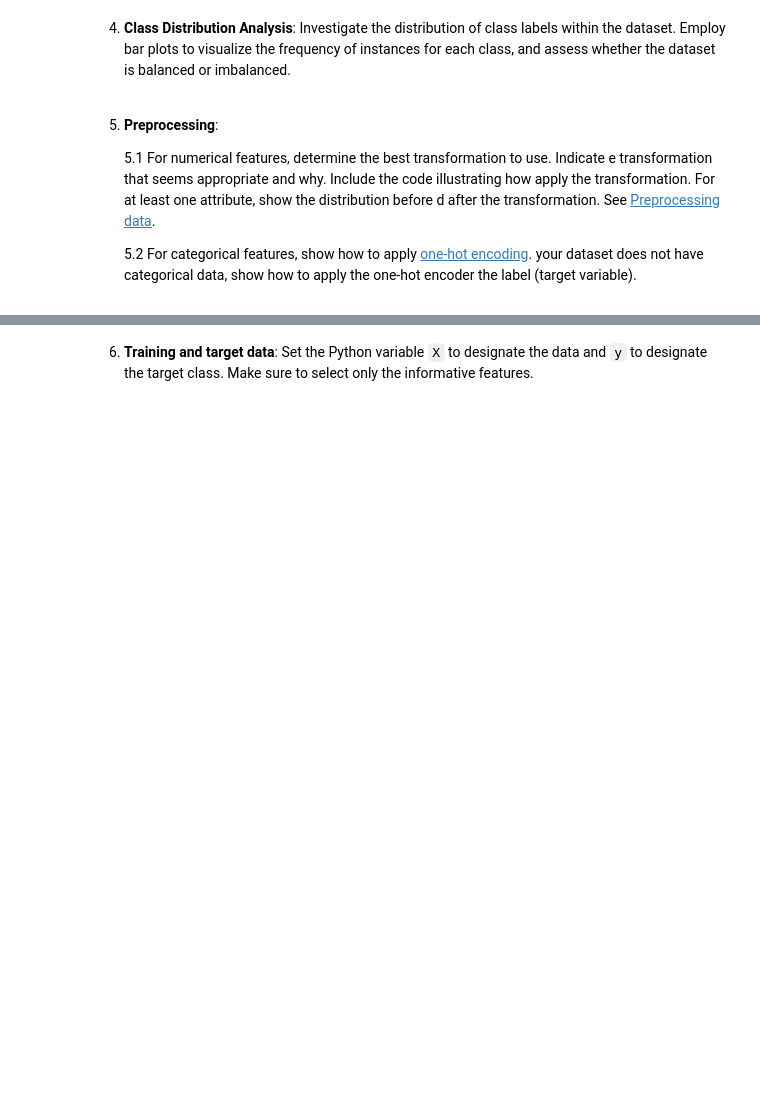
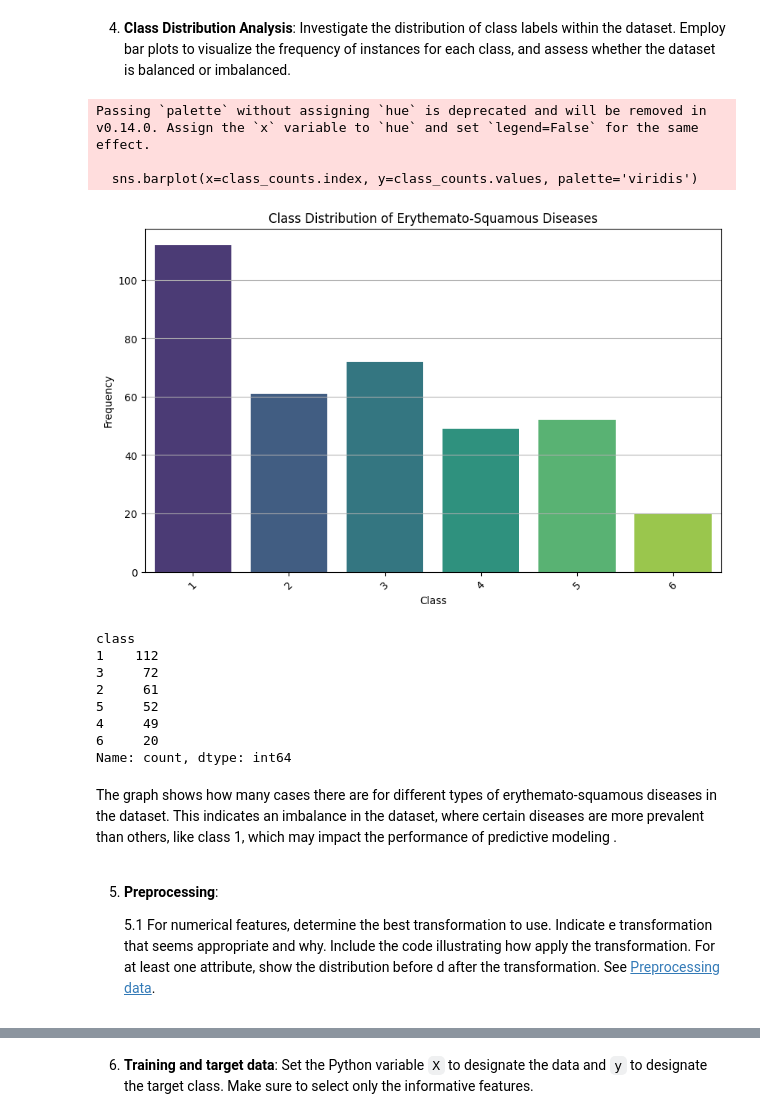
Before and after one commit to rinaxosman/csi4106-a1, a Jupyter notebook: A1_300222206.ipynb, the cells around one changed output, grey strips where cells are left out. Cells and saved outputs as stored; diff of their text form; code cells hidden in the pictures; blank space fills up the shorter version.

```diff
--- a/A1_300222206.ipynb
+++ b/A1_300222206.ipynb
@@ -70,6 +253,40 @@ dataset['age'] = dataset['age'].replace('?', mean_age)
+# %%
+import pandas as pd
+import matplotlib.pyplot as plt
+import seaborn as sns
+
+url = "https://raw.githubusercontent.com/rinaxosman/csi4106-a1/main/dermatology_database_1.csv"
+data = pd.read_csv(url)
+
+class_counts = data['class'].value_counts()
+
+#  bar plot for class distribution
+plt.figure(figsize=(10, 6))
+sns.barplot(x=class_counts.index, y=class_counts.values, palette='viridis')
+plt.title('Class Distribution of Erythemato-Squamous Diseases')
+plt.xlabel('Class')
+plt.ylabel('Frequency')
+plt.xticks(rotation=45)
+plt.grid(axis='y')
+plt.show()
+
+print(class_counts)
+# %% [output]
+Passing `palette` without assigning `hue` is deprecated and will be removed in v0.14.0. Assign the `x` variable to `hue` and set `legend=False` for the same effect.
+
+  sns.barplot(x=class_counts.index, y=class_counts.values, palette='viridis')
+[figure, added]
+class
+1    112
+3     72
+2     61
+5     52
+4     49
+6     20
+Name: count, dtype: int64
+# %% [markdown]
+The graph shows how many cases there are for different types of erythemato-squamous diseases in the dataset. This indicates an imbalance in the dataset, where certain diseases are more prevalent than others, like class 1, which may impact the performance of predictive modeling .
 # %% [markdown]
 5. **Preprocessing**:
 
     5.1 For numerical features, determine the best transformation to use. Indicate e transformation that seems appropriate and why. Include the code illustrating how  apply the transformation. For at least one attribute, show the distribution before d after the transformation. See [Preprocessing data](https://scikit-learn.org/able/modules/preprocessing.html).
-
-    5.2 For categorical features, show how to apply [one-hot encoding](https://ikit-learn.org/stable/modules/generated/sklearn.preprocessing.OneHotEncoder.html).  your dataset does not have categorical data, show how to apply the one-hot encoder  the label (target variable).
```
Also changed, not shown: parts of 26 cells of this notebook.
